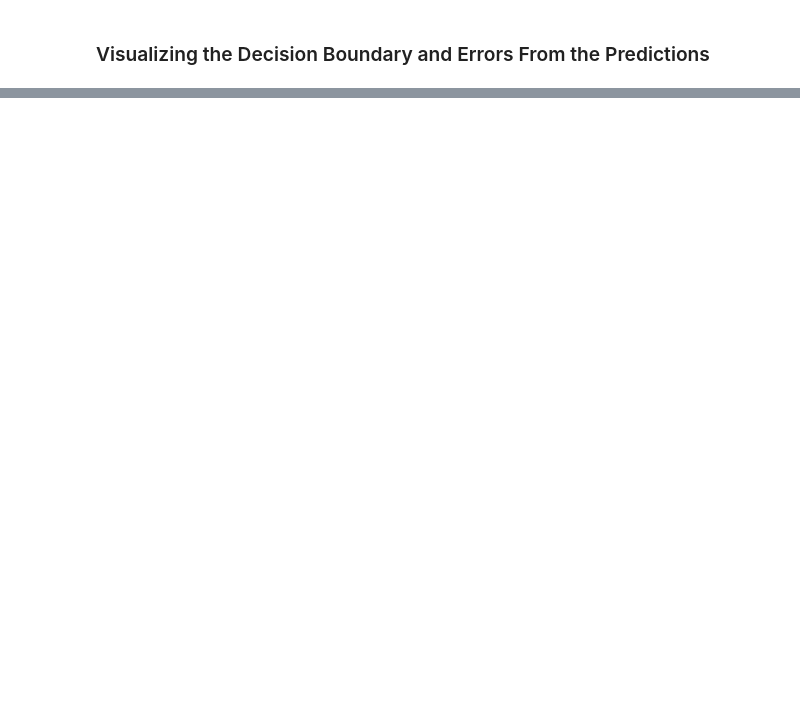
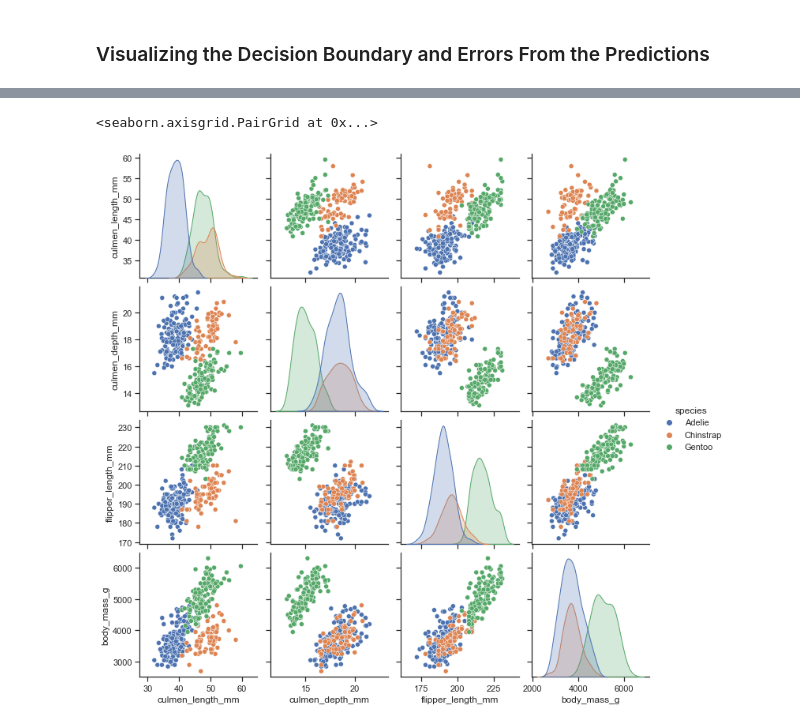
Before and after one commit to AhosChaos/PenguinVisualization, a Jupyter notebook: PenguinVisualization.ipynb, the cells around one changed output, grey strips where cells are left out. Drawn from its saved outputs; the diff is of its cells as text; code cells hidden in the pictures; blank space fills up the shorter version.

```diff
--- a/PenguinVisualization.ipynb
+++ b/PenguinVisualization.ipynb
@@ -211,0 +246,5 @@ array([[49.8, 17.3, 'Chinstrap', 'Gentoo'],
+# %%
+sns.pairplot(data=data, hue="species")
+# %% [output]
+<seaborn.axisgrid.PairGrid at 0x...>
+[figure, added]
```
Also changed, not shown: parts of 19 cells of this notebook.
